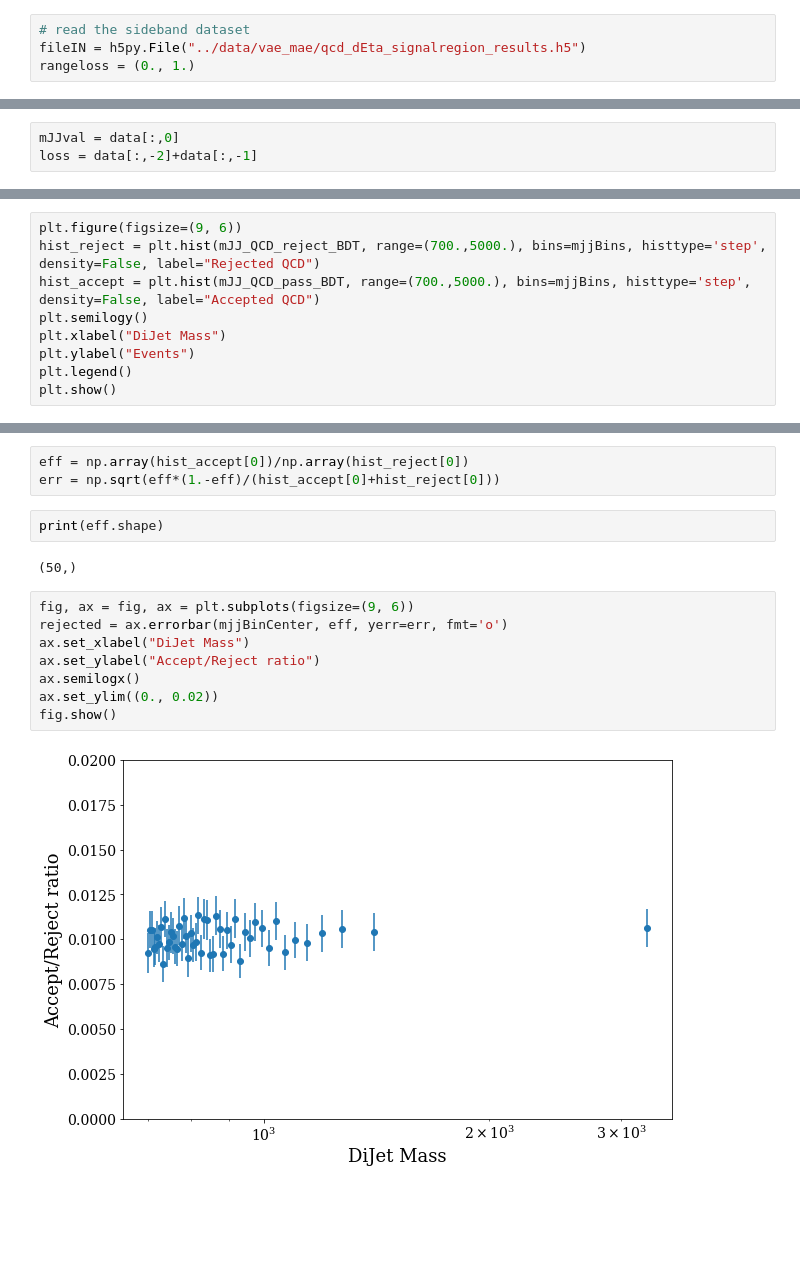
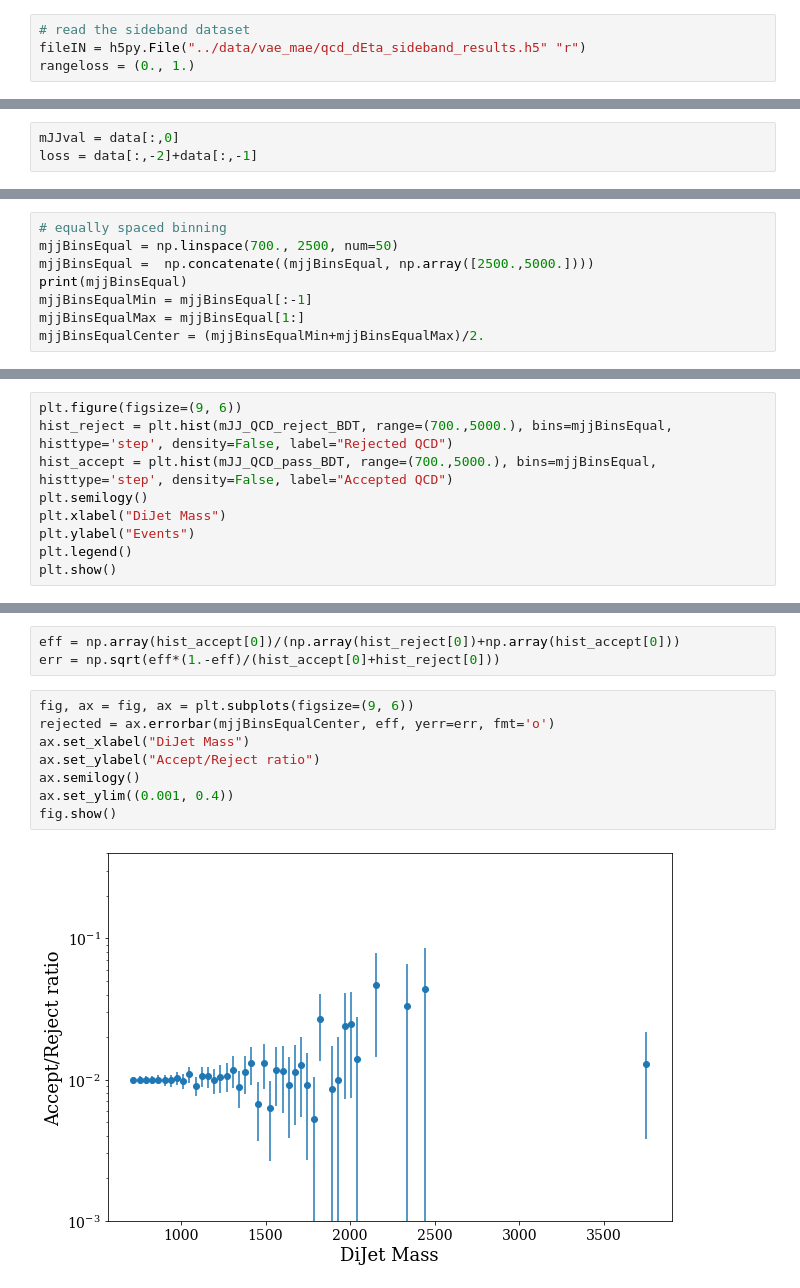
Before and after one commit to thaarres/JetAnomaly_CHEP19, a Jupyter notebook: jupyter/DDT_QCDveto.ipynb, the cells around one changed output, grey strips where cells are left out. Saved outputs shown, nothing was run; the diff lists cells and outputs as text; blank space fills up the shorter version.

Commit message:
apply threshold to QCD in signal region

```diff
--- a/jupyter/DDT_QCDveto.ipynb
+++ b/jupyter/DDT_QCDveto.ipynb
@@ -10,6 +18,6 @@ plt.style.use('sonic.mplstyle')
 # %%
 # read the sideband dataset
-fileIN = h5py.File("../data/vae_mae/qcd_dEta_signalregion_results.h5")
+fileIN = h5py.File("../data/vae_mae/qcd_dEta_sideband_results.h5" "r")
 rangeloss = (0., 1.)
 # %%
 list(fileIN.keys())
@@ -216,0 +225,8 @@ plt.show()
+# %%
+# equally spaced binning
+mjjBinsEqual = np.linspace(700., 2500, num=50)
+mjjBinsEqual =  np.concatenate((mjjBinsEqual, np.array([2500.,5000.])))
+print(mjjBinsEqual)
+mjjBinsEqualMin = mjjBinsEqual[:-1]
+mjjBinsEqualMax = mjjBinsEqual[1:]
+mjjBinsEqualCenter = (mjjBinsEqualMin+mjjBinsEqualMax)/2.
@@ -217,7 +245,7 @@ plt.show()
 # %%
 plt.figure(figsize=(9, 6))
-hist_reject = plt.hist(mJJ_QCD_reject_BDT, range=(700.,5000.), bins=mjjBins, histtype='step', density=False, label="Rejected QCD")
-hist_accept = plt.hist(mJJ_QCD_pass_BDT, range=(700.,5000.), bins=mjjBins, histtype='step', density=False, label="Accepted QCD")
+hist_reject = plt.hist(mJJ_QCD_reject_BDT, range=(700.,5000.), bins=mjjBinsEqual, histtype='step', density=False, label="Rejected QCD")
+hist_accept = plt.hist(mJJ_QCD_pass_BDT, range=(700.,5000.), bins=mjjBinsEqual, histtype='step', density=False, label="Accepted QCD")
 plt.semilogy()
 plt.xlabel("DiJet Mass")
 plt.ylabel("Events")
@@ -228,17 +256,13 @@ plt.show()
 # %%
-eff = np.array(hist_accept[0])/np.array(hist_reject[0])
+eff = np.array(hist_accept[0])/(np.array(hist_reject[0])+np.array(hist_accept[0]))
 err = np.sqrt(eff*(1.-eff)/(hist_accept[0]+hist_reject[0]))
-# %%
-print(eff.shape)
-# %% [output]
-(50,)
 # %%
 fig, ax = fig, ax = plt.subplots(figsize=(9, 6))
-rejected = ax.errorbar(mjjBinCenter, eff, yerr=err, fmt='o')
+rejected = ax.errorbar(mjjBinsEqualCenter, eff, yerr=err, fmt='o')
 ax.set_xlabel("DiJet Mass")
 ax.set_ylabel("Accept/Reject ratio")
-ax.semilogx()
-ax.set_ylim((0., 0.02))
+ax.semilogy()
+ax.set_ylim((0.001, 0.4))
 fig.show()
 # %% [output]
-[figure, old version]
+[figure, new version]
```
Also changed, not shown: parts of 23 cells of this notebook, 1 other file.
